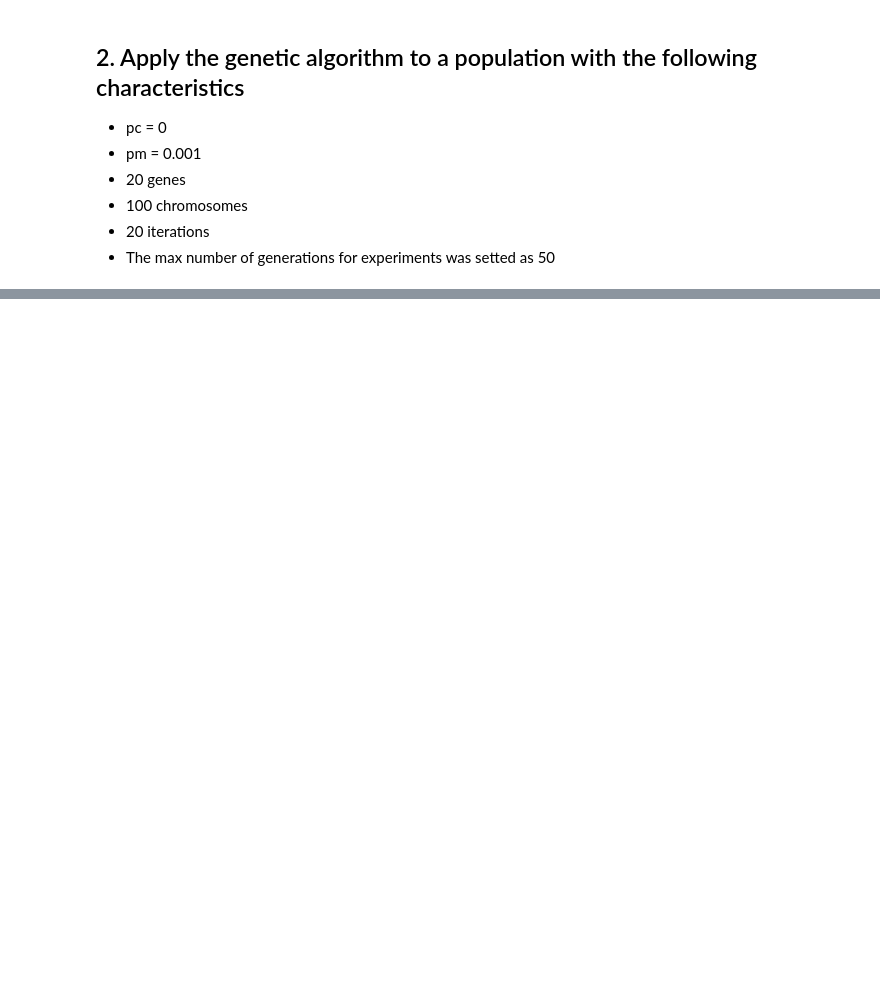
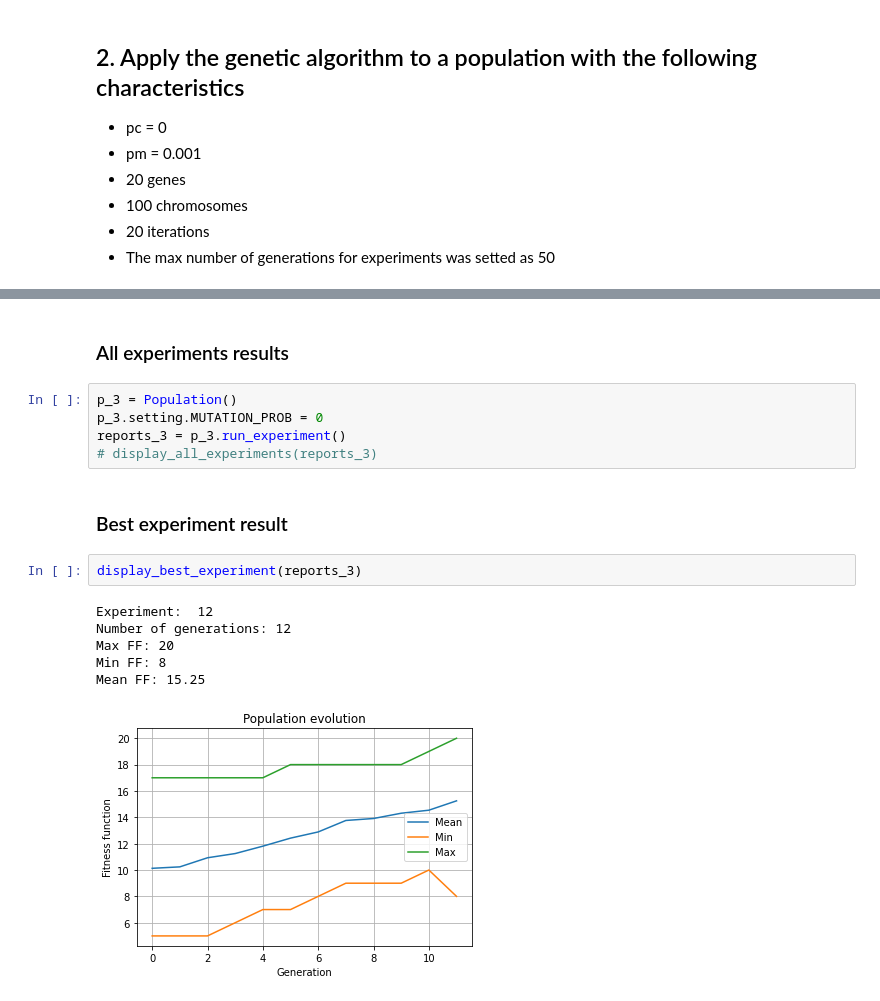
Before and after one commit to DussanFreire/Genetic-Algorithm, a Jupyter notebook: Experiments.ipynb, the cells around one changed output, grey strips where cells are left out. Saved outputs shown, nothing was run; the diff lists cells and outputs as text; blank space fills up the shorter version.

```diff
--- a/Experiments.ipynb
+++ b/Experiments.ipynb
@@ -131,0 +123,18 @@ for report in p_2.run_experiment():
+# %% [markdown]
+### All experiments results
+# %%
+p_3 = Population()
+p_3.setting.MUTATION_PROB = 0
+reports_3 = p_3.run_experiment()
+# display_all_experiments(reports_3)
+# %% [markdown]
+### Best experiment result
+# %%
+display_best_experiment(reports_3)
+# %% [output]
+Experiment:  12
+Number of generations: 12
+Max FF: 20
+Min FF: 8
+Mean FF: 15.25
+[figure, added]
```
Also changed, not shown: parts of 80 cells of this notebook, 2 other files.
